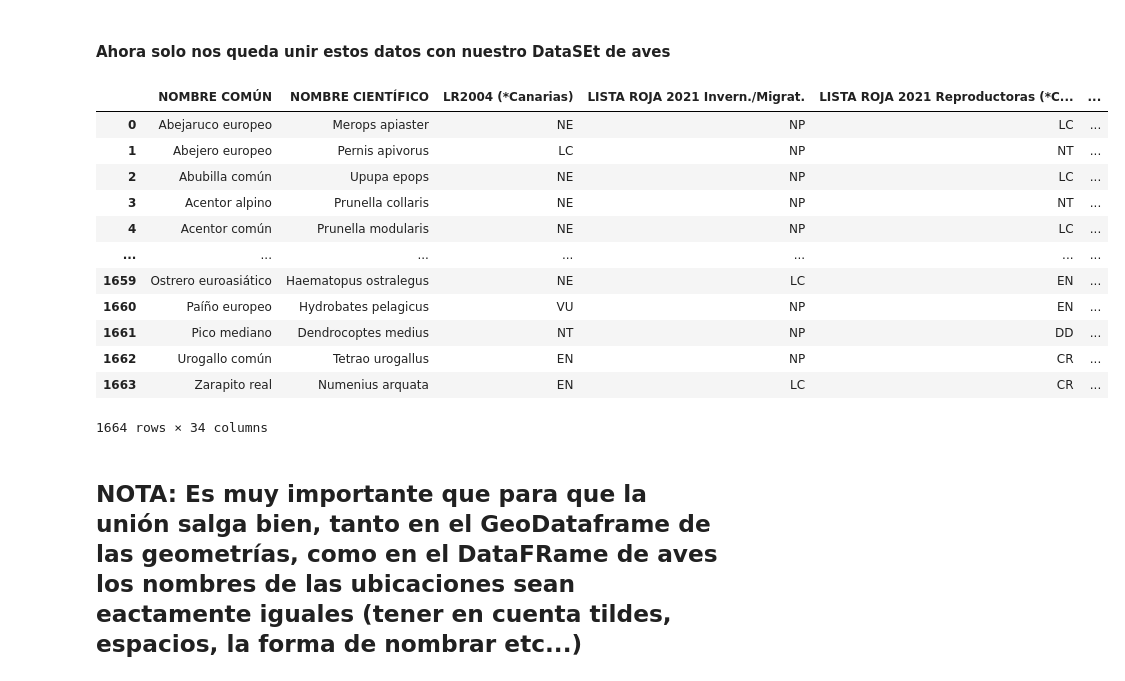
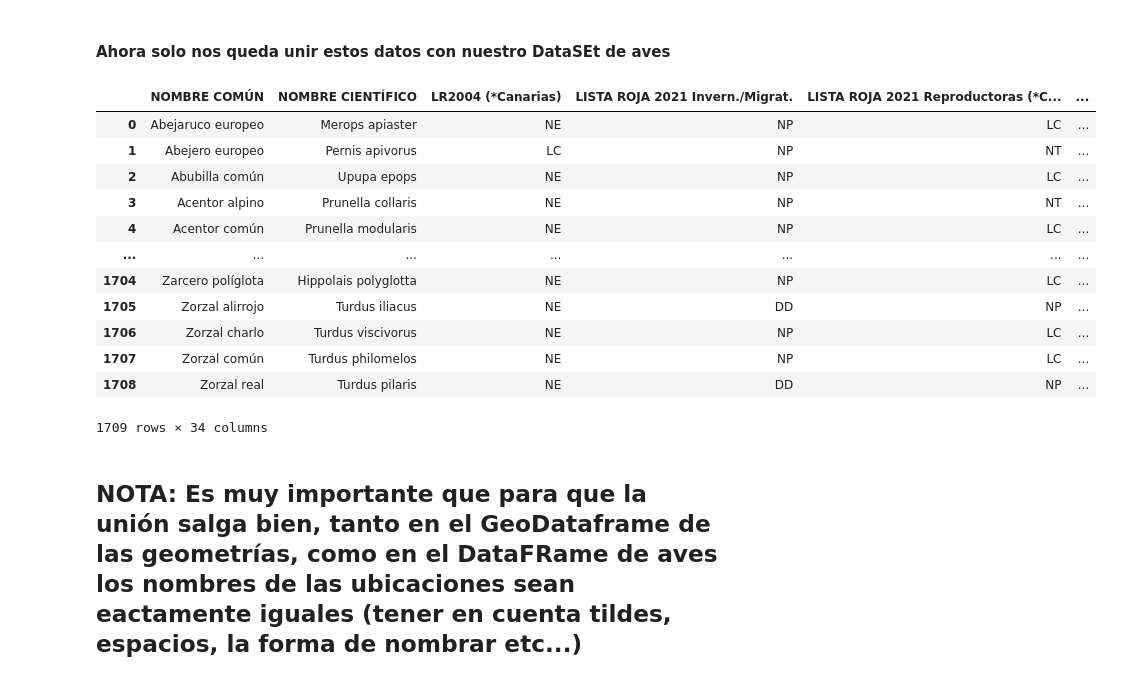
Before and after one commit to Factoria-F5-AI-Bootcamp-1-Edicion/Tracking_Aves, a Jupyter notebook: EDAb.ipynb, the cells around one changed output. Drawn from its saved outputs; the diff is of its cells as text; code cells hidden in the pictures.

```diff
--- a/EDAb.ipynb
+++ b/EDAb.ipynb
@@ -1407,21 +1401,21 @@ res
 #### Ahora solo nos queda unir estos datos con nuestro DataSEt de aves
 # %%
 # Usamos la función merge, indicamos que se unan a partir de la columna que tienen en común ('Ubicacion)
-mapping=df_definitivo.merge(geo,how='inner',left_on='Ubicacion',right_on='Ubicacion')
+mapping=df_definitivo.merge(res,how='inner',left_on='Ubicacion',right_on='Ubicacion')
 mapping
 # %% [output]
 |  | NOMBRE COMÚN | NOMBRE CIENTÍFICO | LR2004 (*Canarias) | LISTA ROJA 2021 Invern./Migrat. | LISTA ROJA 2021 Reproductoras (*C... | ... |
 | 0 | Abejaruco europeo | Merops apiaster | NE | NP | LC | ... |
 | 1 | Abejero europeo | Pernis apivorus | LC | NP | NT | ... |
 | 2 | Abubilla común | Upupa epops | NE | NP | LC | ... |
 | 3 | Acentor alpino | Prunella collaris | NE | NP | NT | ... |
 | 4 | Acentor común | Prunella modularis | NE | NP | LC | ... |
 | ... | ... | ... | ... | ... | ... | ... |
-| 1659 | Ostrero euroasiático | Haematopus ostralegus | NE | LC | EN | ... |
-| 1660 | Paíño europeo | Hydrobates pelagicus | VU | NP | EN | ... |
-| 1661 | Pico mediano | Dendrocoptes medius | NT | NP | DD | ... |
-| 1662 | Urogallo común | Tetrao urogallus | EN | NP | CR | ... |
-| 1663 | Zarapito real | Numenius arquata | EN | LC | CR | ... |
+| 1704 | Zarcero políglota | Hippolais polyglotta | NE | NP | LC | ... |
+| 1705 | Zorzal alirrojo | Turdus iliacus | NE | DD | NP | ... |
+| 1706 | Zorzal charlo | Turdus viscivorus | NE | NP | LC | ... |
+| 1707 | Zorzal común | Turdus philomelos | NE | NP | LC | ... |
+| 1708 | Zorzal real | Turdus pilaris | NE | DD | NP | ... |
-1664 rows × 34 columns
+1709 rows × 34 columns
 # %% [markdown]
 ## NOTA: Es muy importante que para que la unión salga bien, tanto en el GeoDataframe de las geometrías, como en el DataFRame de aves los nombres de las ubicaciones sean eactamente iguales (tener en cuenta tildes, espacios, la forma de nombrar etc...)
```
Also changed, not shown: parts of 7 cells of this notebook.
